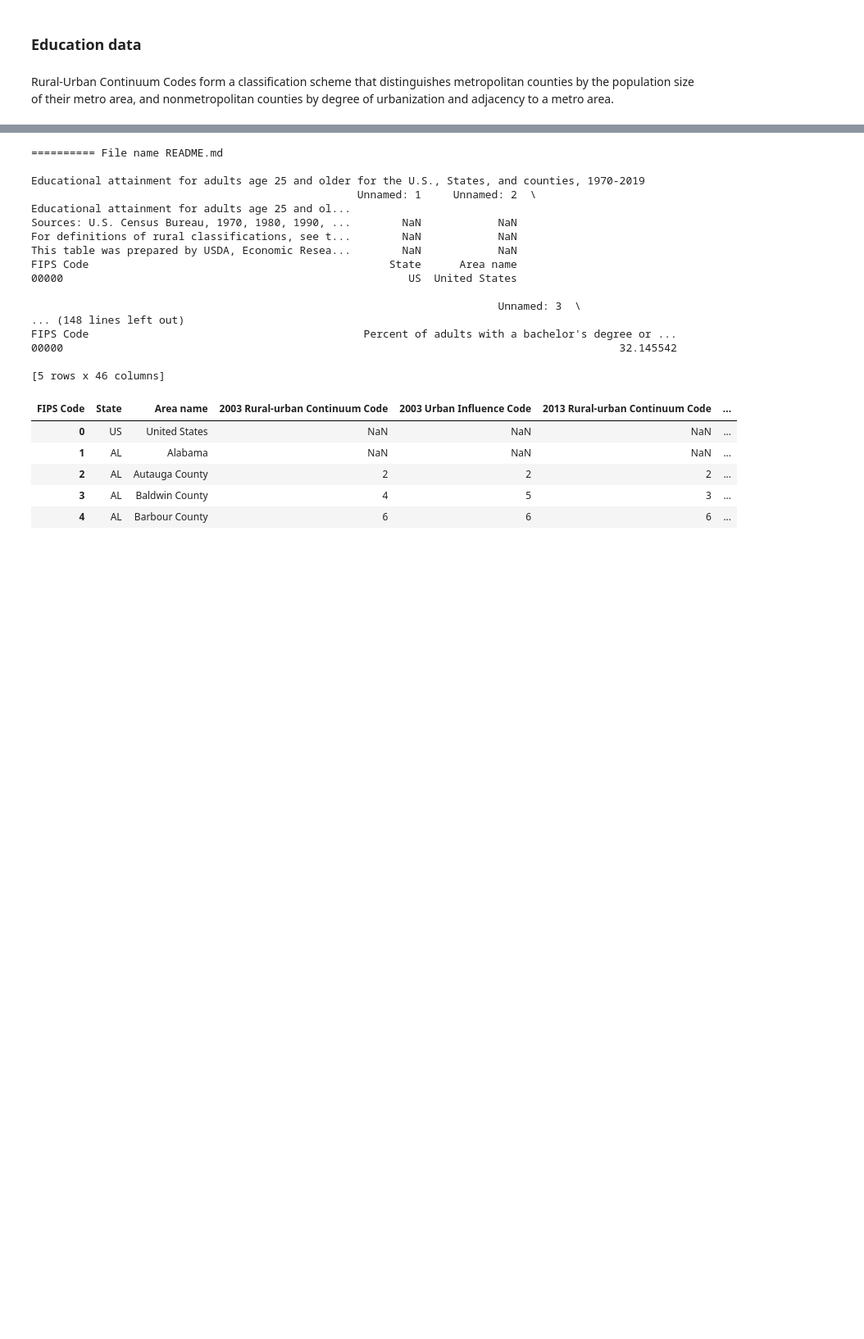
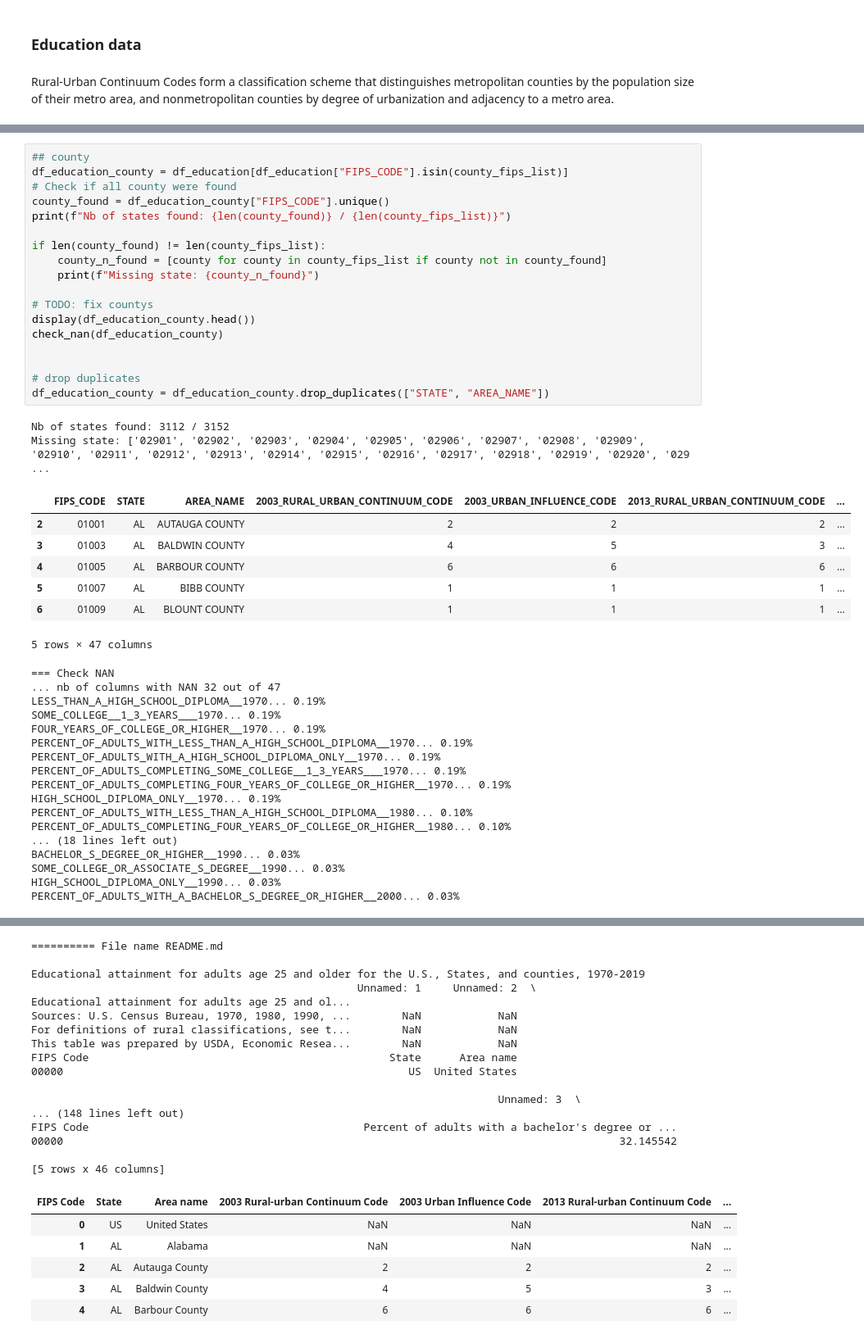
Before and after one commit to vnarvaezt/classification_feature_select_methods, a Jupyter notebook: exploratory_analysis.ipynb, the cells around one changed output, grey strips where cells are left out. Shown at 82% size. Cells and saved outputs as stored; diff of their text form; blank space fills up the shorter version.

```diff
--- a/exploratory_analysis.ipynb
+++ b/exploratory_analysis.ipynb
@@ -429,0 +464,45 @@ check_nan(df_education_county)
+# %%
+## county
+df_education_county = df_education[df_education["FIPS_CODE"].isin(county_fips_list)]
+# Check if all county were found
+county_found = df_education_county["FIPS_CODE"].unique()
+print(f"Nb of states found: {len(county_found)} / {len(county_fips_list)}")
+
+if len(county_found) != len(county_fips_list):
+    county_n_found = [county for county in county_fips_list if county not in county_found]
+    print(f"Missing state: {county_n_found}")
+
+# TODO: fix countys
+display(df_education_county.head())
+check_nan(df_education_county)
+
+
+# drop duplicates
+df_education_county = df_education_county.drop_duplicates(["STATE", "AREA_NAME"])
+# %% [output]
+Nb of states found: 3112 / 3152
+Missing state: ['02901', '02902', '02903', '02904', '02905', '02906', '02907', '02908', '02909', '02910', '02911', '02912', '02913', '02914', '02915', '02916', '02917', '02918', '02919', '02920', '029 ...
+|  | FIPS_CODE | STATE | AREA_NAME | 2003_RURAL_URBAN_CONTINUUM_CODE | 2003_URBAN_INFLUENCE_CODE | 2013_RURAL_URBAN_CONTINUUM_CODE | ... |
+| 2 | 01001 | AL | AUTAUGA COUNTY | 2 | 2 | 2 | ... |
+| 3 | 01003 | AL | BALDWIN COUNTY | 4 | 5 | 3 | ... |
+| 4 | 01005 | AL | BARBOUR COUNTY | 6 | 6 | 6 | ... |
+| 5 | 01007 | AL | BIBB COUNTY | 1 | 1 | 1 | ... |
+| 6 | 01009 | AL | BLOUNT COUNTY | 1 | 1 | 1 | ... |
+5 rows × 47 columns
+=== Check NAN
+... nb of columns with NAN 32 out of 47
+LESS_THAN_A_HIGH_SCHOOL_DIPLOMA__1970... 0.19%
+SOME_COLLEGE__1_3_YEARS___1970... 0.19%
+FOUR_YEARS_OF_COLLEGE_OR_HIGHER__1970... 0.19%
+PERCENT_OF_ADULTS_WITH_LESS_THAN_A_HIGH_SCHOOL_DIPLOMA__1970... 0.19%
+PERCENT_OF_ADULTS_WITH_A_HIGH_SCHOOL_DIPLOMA_ONLY__1970... 0.19%
+PERCENT_OF_ADULTS_COMPLETING_SOME_COLLEGE__1_3_YEARS___1970... 0.19%
+PERCENT_OF_ADULTS_COMPLETING_FOUR_YEARS_OF_COLLEGE_OR_HIGHER__1970... 0.19%
+HIGH_SCHOOL_DIPLOMA_ONLY__1970... 0.19%
+PERCENT_OF_ADULTS_WITH_LESS_THAN_A_HIGH_SCHOOL_DIPLOMA__1980... 0.10%
+PERCENT_OF_ADULTS_COMPLETING_FOUR_YEARS_OF_COLLEGE_OR_HIGHER__1980... 0.10%
+... (18 lines left out)
+BACHELOR_S_DEGREE_OR_HIGHER__1990... 0.03%
+SOME_COLLEGE_OR_ASSOCIATE_S_DEGREE__1990... 0.03%
+HIGH_SCHOOL_DIPLOMA_ONLY__1990... 0.03%
+PERCENT_OF_ADULTS_WITH_A_BACHELOR_S_DEGREE_OR_HIGHER__2000... 0.03%
```
Also changed, not shown: parts of 14 cells of this notebook.
